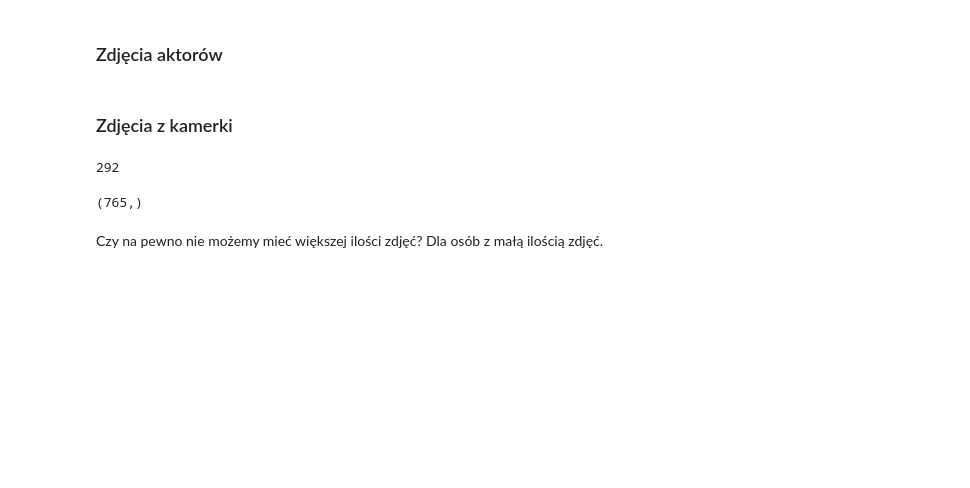
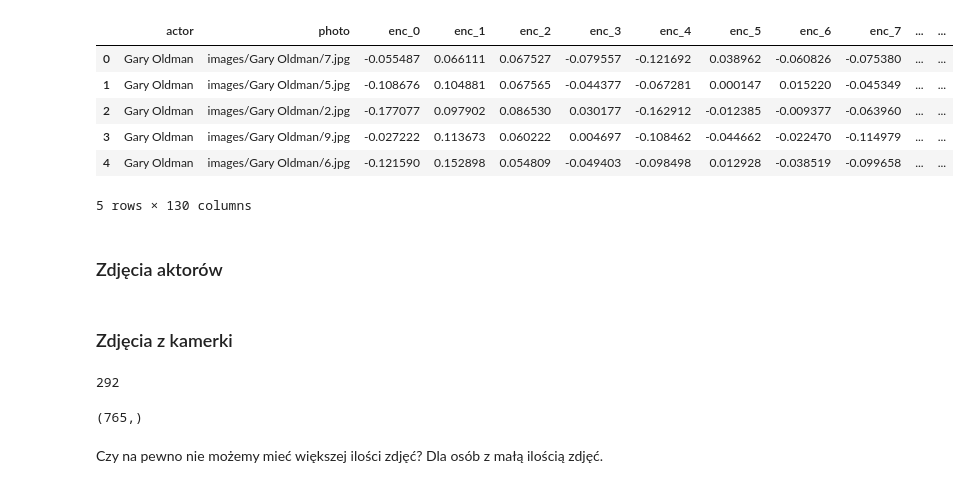
Before and after one commit to pstorozenko/cs-poliactor, a Jupyter notebook: notebooks/faces_visualization.ipynb, the cells around one changed output. Saved outputs shown, nothing was run; the diff lists cells and outputs as text; code cells hidden in the pictures; blank space fills up the shorter version.

```diff
--- a/notebooks/faces_visualization.ipynb
+++ b/notebooks/faces_visualization.ipynb
@@ -13,3 +14,17 @@ IMG_PATH = '../../images2/'
 TEST_IMG_PATH = '../../test_photos/'
 TEST_DF_FILE = 'test_faces_df.pkl'
 DF_FILE = 'faces_df.pkl'
+
+FLASK_DF = '../project/poliaktor_server/resources/actors_photos_encodings.pkl'
+# %%
+enc_df = pd.read_pickle(FLASK_DF)
+# %%
+enc_df.head()
+# %% [output]
+|  | actor | photo | enc_0 | enc_1 | enc_2 | enc_3 | enc_4 | enc_5 | enc_6 | enc_7 | ... | ... |
+| 0 | Gary Oldman | images/Gary Oldman/7.jpg | -0.055487 | 0.066111 | 0.067527 | -0.079557 | -0.121692 | 0.038962 | -0.060826 | -0.075380 | ... | ... |
+| 1 | Gary Oldman | images/Gary Oldman/5.jpg | -0.108676 | 0.104881 | 0.067565 | -0.044377 | -0.067281 | 0.000147 | 0.015220 | -0.045349 | ... | ... |
+| 2 | Gary Oldman | images/Gary Oldman/2.jpg | -0.177077 | 0.097902 | 0.086530 | 0.030177 | -0.162912 | -0.012385 | -0.009377 | -0.063960 | ... | ... |
+| 3 | Gary Oldman | images/Gary Oldman/9.jpg | -0.027222 | 0.113673 | 0.060222 | 0.004697 | -0.108462 | -0.044662 | -0.022470 | -0.114979 | ... | ... |
+| 4 | Gary Oldman | images/Gary Oldman/6.jpg | -0.121590 | 0.152898 | 0.054809 | -0.049403 | -0.098498 | 0.012928 | -0.038519 | -0.099658 | ... | ... |
+5 rows × 130 columns
```
Also changed, not shown: parts of 4 cells of this notebook, 9 other files.
